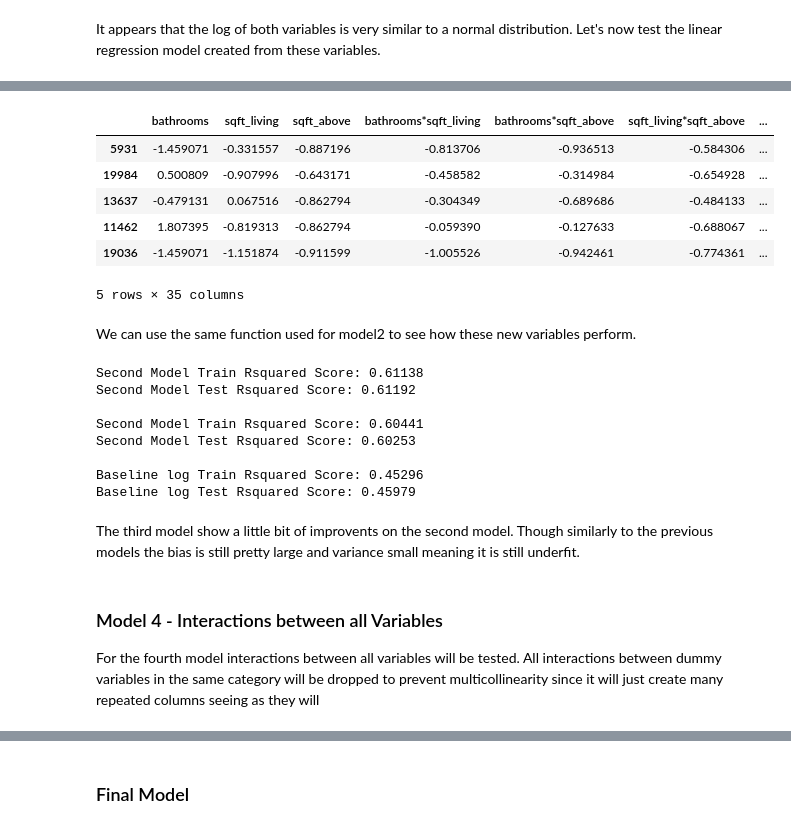
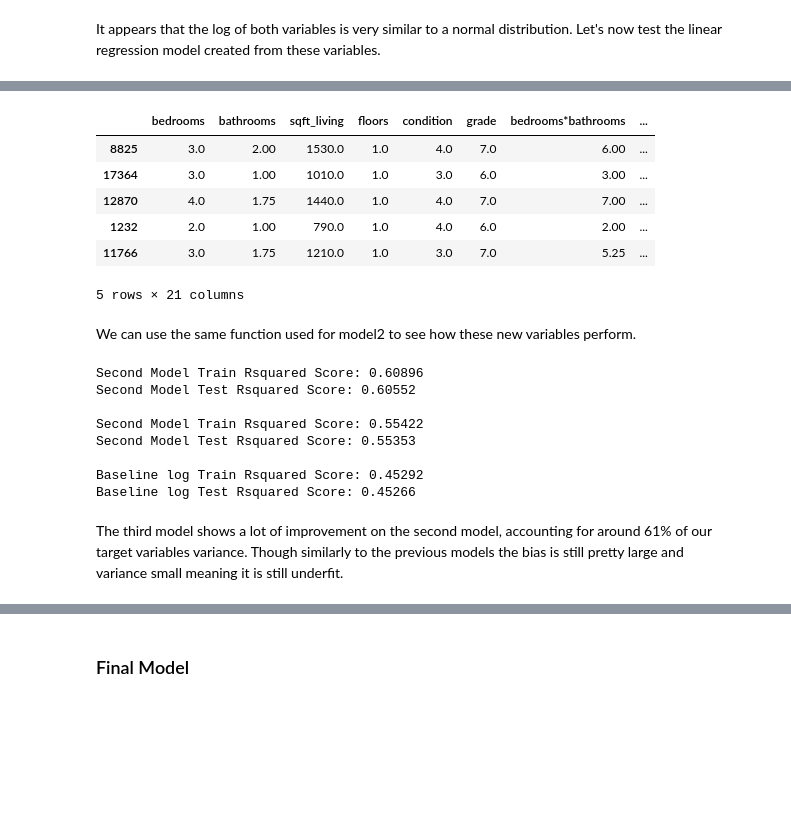
Before and after one commit to cschneck7/phase-2-project, a Jupyter notebook: EDA_notebook.ipynb, the cells around one changed output, grey strips where cells are left out. Saved outputs shown, nothing was run; the diff lists cells and outputs as text; code cells hidden in the pictures; blank space fills up the shorter version.

```diff
--- a/EDA_notebook.ipynb
+++ b/EDA_notebook.ipynb
@@ -131,7 +139,7 @@ We also have to consider which columns can actually pertain to our problem. We a
 # Dropping unnecessary columns from original dataset
 unn_columns = ['id', 'date', 'lat', 'long', 'zipcode', 'waterfront',
                'view', 'yr_built', 'yr_renovated', 'sqft_living15',
-              'sqft_lot15', 'sqft_lot', 'sqft_basement']
+              'sqft_lot15', 'sqft_lot', 'sqft_basement', 'sqft_above']
 
 kc_df_iprep = kc_df.drop(columns=unn_columns, axis=1).copy()
 kc_df_iprep.info()
@@ -179,0 +220,2 @@ With the initial prep done, let's split the dataset into a training and test set
+# %%
+kc_df_iprep = dp.omit_outliers_dups(kc_df_iprep)
@@ -279,2 +292,0 @@ These outliers only account for about .06% of the training data, thus will be om
-# %%
-X_train, y_train = dp.omit_outliers(X_train, y_train)
@@ -337,22 +322,19 @@ None of the variables appear to have an exponential relationship to price, so on
 # %%
-# Continuous variables to have interactrions
-continuous = ['bathrooms', 'sqft_living', 'sqft_above']
-
 # Creates training set with continuous variables interactions
-X_train_model3 = dp.create_cont_interactions(X_train, X_train_model2, continuous)
+X_train_model3 = dp.create_interactions(X_train)
 X_train_model3.head()
 # %% [output]
-|  | bathrooms | sqft_living | sqft_above | bathrooms*sqft_living | bathrooms*sqft_above | sqft_living*sqft_above | ... |
-| 5931 | -1.459071 | -0.331557 | -0.887196 | -0.813706 | -0.936513 | -0.584306 | ... |
-| 19984 | 0.500809 | -0.907996 | -0.643171 | -0.458582 | -0.314984 | -0.654928 | ... |
-| 13637 | -0.479131 | 0.067516 | -0.862794 | -0.304349 | -0.689686 | -0.484133 | ... |
-| 11462 | 1.807395 | -0.819313 | -0.862794 | -0.059390 | -0.127633 | -0.688067 | ... |
-| 19036 | -1.459071 | -1.151874 | -0.911599 | -1.005526 | -0.942461 | -0.774361 | ... |
+|  | bedrooms | bathrooms | sqft_living | floors | condition | grade | bedrooms*bathrooms | ... |
+| 8825 | 3.0 | 2.00 | 1530.0 | 1.0 | 4.0 | 7.0 | 6.00 | ... |
+| 17364 | 3.0 | 1.00 | 1010.0 | 1.0 | 3.0 | 6.0 | 3.00 | ... |
+| 12870 | 4.0 | 1.75 | 1440.0 | 1.0 | 4.0 | 7.0 | 7.00 | ... |
+| 1232 | 2.0 | 1.00 | 790.0 | 1.0 | 4.0 | 6.0 | 2.00 | ... |
+| 11766 | 3.0 | 1.75 | 1210.0 | 1.0 | 3.0 | 7.0 | 5.25 | ... |
-5 rows × 35 columns
+5 rows × 21 columns
 # %% [markdown]
 We can use the same function used for model2 to see how these new variables perform.
 # %%
-model3_results = dp.multi_model(X_train_model3, y_train)
+model3_results = dp.cross_val(X_train_model3, y_train)
 
 print('Second Model Train Rsquared Score: {}'.format(round(model3_results['train_score'].mean(), 5)))
 print('Second Model Test Rsquared Score: {}\n'.format(round(model3_results['test_score'].mean(), 5)))
@@ -363,17 +345,13 @@ print('Second Model Test Rsquared Score: {}\n'.format(round(model2_results['test
 print('Baseline log Train Rsquared Score: {}'.format(round(base_results_log['train_score'].mean(), 5)))
 print('Baseline log Test Rsquared Score: {}'.format(round(base_results_log['test_score'].mean(), 5)))
 # %% [output]
-Second Model Train Rsquared Score: 0.61138
-Second Model Test Rsquared Score: 0.61192
+Second Model Train Rsquared Score: 0.60896
+Second Model Test Rsquared Score: 0.60552
 
-Second Model Train Rsquared Score: 0.60441
-Second Model Test Rsquared Score: 0.60253
+Second Model Train Rsquared Score: 0.55422
+Second Model Test Rsquared Score: 0.55353
 
-Baseline log Train Rsquared Score: 0.45296
-Baseline log Test Rsquared Score: 0.45979
+Baseline log Train Rsquared Score: 0.45292
+Baseline log Test Rsquared Score: 0.45266
 # %% [markdown]
-The third model show a little bit of improvents on the second model. Though similarly to the previous models the bias is still pretty large and variance small meaning it is still underfit.
+The third model shows a lot of improvement on the second model, accounting for around 61% of our target variables variance. Though similarly to the previous models the bias is still pretty large and variance small meaning it is still underfit.
-# %% [markdown]
-### Model 4 - Interactions between all Variables
-
-For the fourth model interactions between all variables will be tested. All interactions between dummy variables in the same category will be dropped to prevent multicollinearity since it will just create many repeated columns seeing as they will
```
Also changed, not shown: parts of 63 cells of this notebook, 2 other files.
